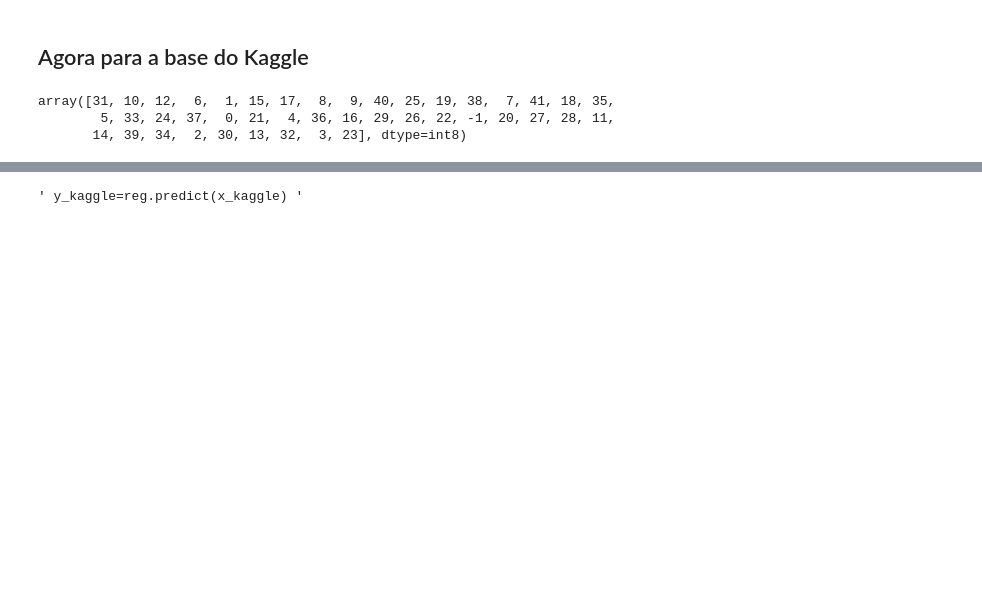
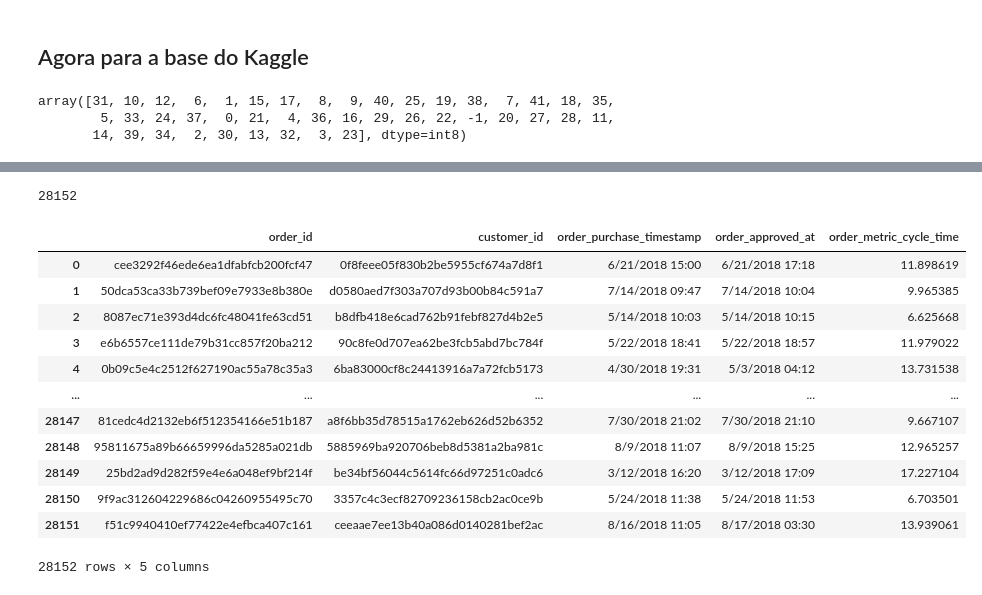
Before and after one commit to mateusono1/De-Company, a Jupyter notebook: Modelos/GradientBoost.ipynb, the cells around one changed output, grey strips where cells are left out. Cells and saved outputs as stored; diff of their text form; code cells hidden in the pictures; blank space fills up the shorter version.

```diff
--- a/Modelos/GradientBoost.ipynb
+++ b/Modelos/GradientBoost.ipynb
@@ -115,3 +150,5 @@ x_kaggle["product_category_name"].unique()
 array([31, 10, 12,  6,  1, 15, 17,  8,  9, 40, 25, 19, 38,  7, 41, 18, 35,
         5, 33, 24, 37,  0, 21,  4, 36, 16, 29, 26, 22, -1, 20, 27, 28, 11,
        14, 39, 34,  2, 30, 13, 32,  3, 23], dtype=int8)
+# %%
+x_kaggle["freight_value"].fillna(x_kaggle["freight_value"].median(),inplace=True)
@@ -117,0 +160,2 @@ array([31, 10, 12,  6,  1, 15, 17,  8,  9, 40, 25, 19, 38,  7, 41, 18, 35,
+# %%
+x_kaggle["price"].fillna(x_kaggle["price"].median(), inplace=True)
@@ -128,5 +177,25 @@ freight_value            274
 dtype: int64
 # %%
-""" y_kaggle=reg.predict(x_kaggle) """
+y_kaggle=reg.predict(x_kaggle)
+len(y_kaggle)
 # %% [output]
-' y_kaggle=reg.predict(x_kaggle) '
+28152
+# %%
+original=pd.read_csv("../Data/csv_Kaggle.csv")
+# %%
+original["order_metric_cycle_time"]=y_kaggle
+display(original)
+# %% [output]
+|  | order_id | customer_id | order_purchase_timestamp | order_approved_at | order_metric_cycle_time |
+| 0 | cee3292f46ede6ea1dfabfcb200fcf47 | 0f8feee05f830b2be5955cf674a7d8f1 | 6/21/2018 15:00 | 6/21/2018 17:18 | 11.898619 |
+| 1 | 50dca53ca33b739bef09e7933e8b380e | d0580aed7f303a707d93b00b84c591a7 | 7/14/2018 09:47 | 7/14/2018 10:04 | 9.965385 |
+| 2 | 8087ec71e393d4dc6fc48041fe63cd51 | b8dfb418e6cad762b91febf827d4b2e5 | 5/14/2018 10:03 | 5/14/2018 10:15 | 6.625668 |
+| 3 | e6b6557ce111de79b31cc857f20ba212 | 90c8fe0d707ea62be3fcb5abd7bc784f | 5/22/2018 18:41 | 5/22/2018 18:57 | 11.979022 |
+| 4 | 0b09c5e4c2512f627190ac55a78c35a3 | 6ba83000cf8c24413916a7a72fcb5173 | 4/30/2018 19:31 | 5/3/2018 04:12 | 13.731538 |
+| ... | ... | ... | ... | ... | ... |
+| 28147 | 81cedc4d2132eb6f512354166e51b187 | a8f6bb35d78515a1762eb626d52b6352 | 7/30/2018 21:02 | 7/30/2018 21:10 | 9.667107 |
+| 28148 | 95811675a89b66659996da5285a021db | 5885969ba920706beb8d5381a2ba981c | 8/9/2018 11:07 | 8/9/2018 15:25 | 12.965257 |
+| 28149 | 25bd2ad9d282f59e4e6a048ef9bf214f | be34bf56044c5614fc66d97251c0adc6 | 3/12/2018 16:20 | 3/12/2018 17:09 | 17.227104 |
+| 28150 | 9f9ac312604229686c04260955495c70 | 3357c4c3ecf82709236158cb2ac0ce9b | 5/24/2018 11:38 | 5/24/2018 11:53 | 6.703501 |
+| 28151 | f51c9940410ef77422e4efbca407c161 | ceeaae7ee13b40a086d0140281bef2ac | 8/16/2018 11:05 | 8/17/2018 03:30 | 13.939061 |
+28152 rows × 5 columns
```
Also changed, not shown: parts of 15 cells of this notebook, 3 other files.
